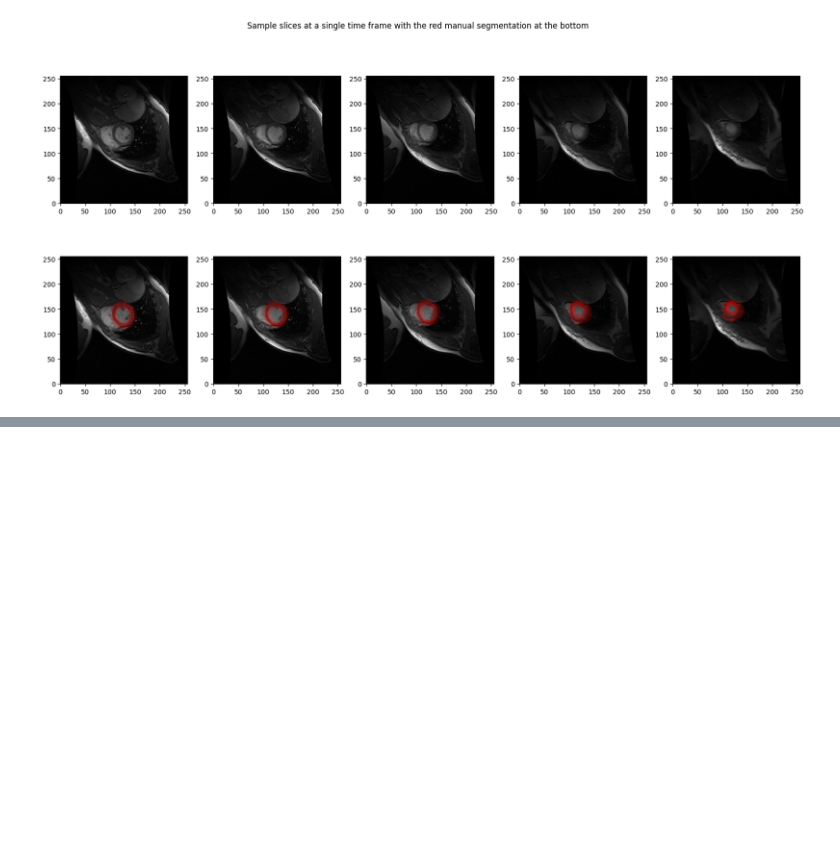
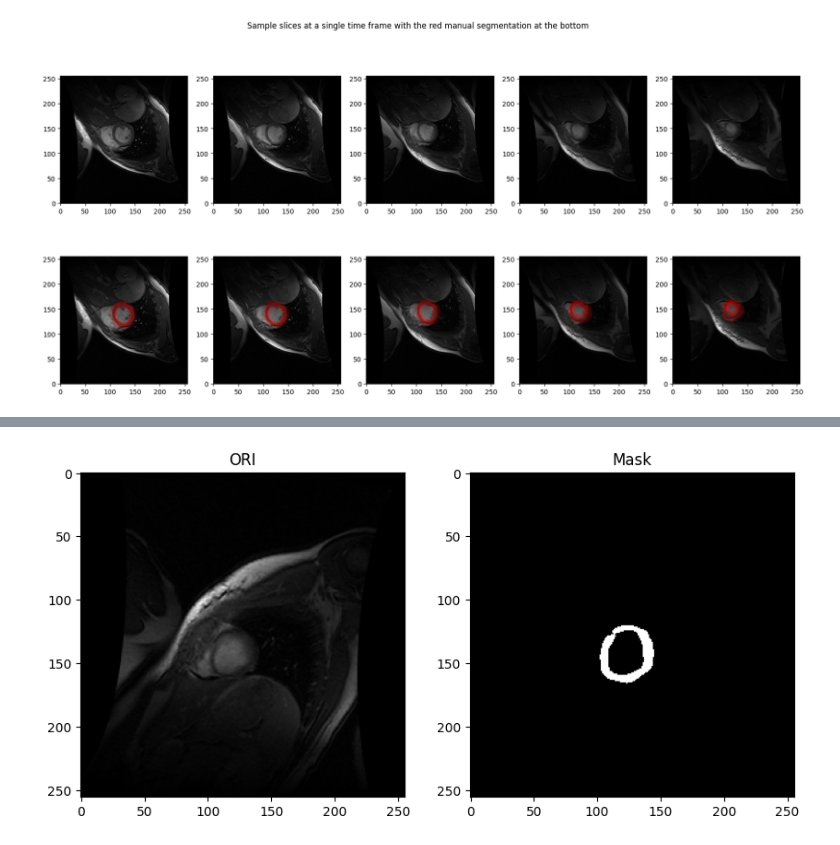
Before and after one commit to fouakh/IMA204, a Jupyter notebook: TP4_IMA204/TP_IMA204_MedImaSeg_KHELIFI.ipynb, the cells around one changed output, grey strips where cells are left out. Saved outputs shown, nothing was run; the diff lists cells and outputs as text; code cells hidden in the pictures; blank space fills up the shorter version.

```diff
--- a/TP4_IMA204/TP_IMA204_MedImaSeg_KHELIFI.ipynb
+++ b/TP4_IMA204/TP_IMA204_MedImaSeg_KHELIFI.ipynb
@@ -648,0 +734,20 @@ TypeError: cannot unpack non-iterable NoneType object
+# %%
+from skimage.draw import polygon
+
+# Remove [0 0] point in provided contour
+Cont_cardiac_ex = Cont_cardiac_ex[~np.all(Cont_cardiac_ex == 0, axis=1)]
+
+Seg_cardiac_ex   = np.zeros_like(Img_cardiac_ex, dtype='bool')
+rr, cc = polygon(Cont_cardiac_ex[:, 1], Cont_cardiac_ex[:, 0], Img_cardiac_ex.shape)
+Seg_cardiac_ex[rr, cc] = 1
+
+fig, axes        = plt.subplots(1,2, figsize=(10, 10))
+ax               = axes.ravel()
+ax[0].imshow(Img_cardiac_ex,cmap='gray')
+ax[0].set_title("ORI")
+ax[1].imshow(Seg_cardiac_ex,cmap='gray')
+ax[1].set_title("Mask")
+
+plt.show()
+# %% [output]
+[figure, added]
```
Also changed, not shown: parts of 5 cells of this notebook, 2 other files.
